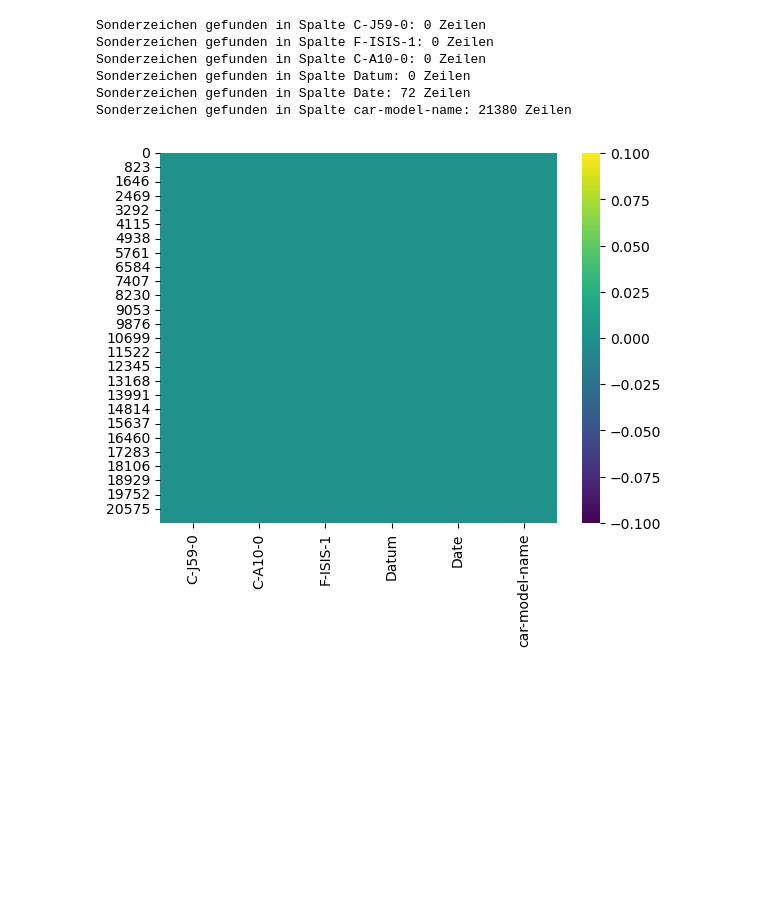
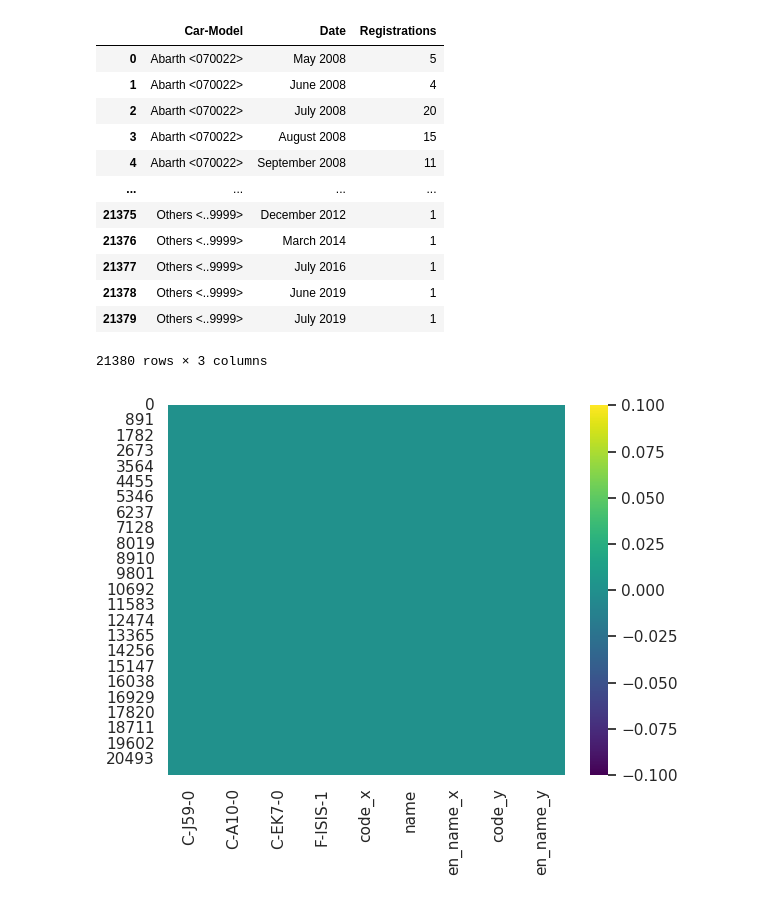
Before and after one commit to dannytheairish/fhtw-data-engineering, a Jupyter notebook: Pkw-Robert_Martinko.ipynb, the cells around one changed output. Cells and saved outputs as stored; diff of their text form; code cells hidden in the pictures; blank space fills up the shorter version.

```diff
--- a/Pkw-Robert_Martinko.ipynb
+++ b/Pkw-Robert_Martinko.ipynb
@@ -8,44 +0,0 @@ import re
-# %%
-df_nmb_of_registrations = pd.read_csv('Data/OGD_fkfzul0759_OD_PkwNZL_1.csv', sep=';')
-df_nmb_of_registrations.drop('C-EK7-0', axis=1, inplace=True)
-
-df_monthly_values = pd.read_csv('Data/OGD_fkfzul0759_OD_PkwNZL_1_C-A10-0.csv', sep=';')
-df_monthly_values.rename(columns={'name': 'Datum', 'en_name': 'Date'}, inplace=True)
-df_monthly_values = df_monthly_values[['code', 'Datum', 'Date']]
-
-df_car_name = pd.read_csv('Data/OGD_fkfzul0759_OD_PkwNZL_1_C-J59-0.csv', sep=';')
-df_car_name.rename(columns={'en_name': 'car-model-name'}, inplace=True)
-df_car_name = df_car_name[['code', 'car-model-name']]
-
-# Mergen der Datensätze
-merged_data = pd.merge(df_nmb_of_registrations, df_monthly_values, left_on='C-A10-0', right_on='code', how='left')
-merged_data = pd.merge(merged_data, df_car_name, left_on='C-J59-0', right_on='code', how='left')
-
-merged_data.drop(['code_x', 'code_y'], axis=1, inplace=True)
-
-# Entfernen von Sonderzeichen
-special_char_pattern = r'[^a-zA-Z0-9äöüÄÖÜß\s-]'
-columns_to_check = ['C-J59-0','F-ISIS-1', 'C-A10-0', 'Datum', 'Date', 'car-model-name']
-
-for column in columns_to_check:
-    merged_data[column] = merged_data[column].astype(str)
-    special_char_rows = merged_data[merged_data[column].str.contains(special_char_pattern, regex=True, na=False)]
-    count_special_chars = special_char_rows.shape[0]
-    merged_data[column] = merged_data[column].str.replace(special_char_pattern, '', regex=True)
-    print(f"Sonderzeichen gefunden in Spalte {column}: {count_special_chars} Zeilen")
-
-
-merged_data['car-model-name'] = merged_data['car-model-name'].str.replace(r'<.*?>|\d+', '', regex=True)
-merged_data['car-model-name'] = merged_data['car-model-name'].str.strip()
-
-sns.heatmap(merged_data.isnull(), cmap='viridis')
-
-merged_data.to_csv('export/Car_registrations_by_name_and_date.csv', index=False)
-# %% [output]
-Sonderzeichen gefunden in Spalte C-J59-0: 0 Zeilen
-Sonderzeichen gefunden in Spalte F-ISIS-1: 0 Zeilen
-Sonderzeichen gefunden in Spalte C-A10-0: 0 Zeilen
-Sonderzeichen gefunden in Spalte Datum: 0 Zeilen
-Sonderzeichen gefunden in Spalte Date: 72 Zeilen
-Sonderzeichen gefunden in Spalte car-model-name: 21380 Zeilen
-[figure, removed]
@@ -51,0 +41,36 @@ Sonderzeichen gefunden in Spalte car-model-name: 21380 Zeilen
+# %%
+df_nmb_of_registrations = pd.read_csv('Data/OGD_fkfzul0759_OD_PkwNZL_1.csv', sep=';')
+
+
+df_monthly_values = pd.read_csv('Data/OGD_fkfzul0759_OD_PkwNZL_1_C-A10-0.csv', sep=';')
+df_monthly_values = df_monthly_values[['code', 'name', 'en_name']]
+
+df_car_name = pd.read_csv('Data/OGD_fkfzul0759_OD_PkwNZL_1_C-J59-0.csv', sep=';')
+df_car_name = df_car_name[['code', 'en_name']]
+
+# Merge both datasets to one
+merged_data = pd.merge(df_nmb_of_registrations, df_monthly_values, left_on='C-A10-0', right_on='code', how='left')
+merged_data = pd.merge(merged_data, df_car_name, left_on='C-J59-0', right_on='code', how='left')
+
+sns.heatmap(merged_data.isnull(), cmap='viridis')
+
+merged_data.drop(['C-EK7-0', 'code_x', 'code_y', 'C-A10-0',  'C-J59-0', 'name' ], axis=1, inplace=True)
+merged_data.rename(columns={'F-ISIS-1': 'Registrations', 'en_name_x': 'Date', 'en_name_y': 'Car-Model'}, inplace=True)
+
+merged_data = merged_data[['Car-Model', 'Date', 'Registrations']]
+merged_data
+# %% [output]
+|  | Car-Model | Date | Registrations |
+| 0 | Abarth <070022> | May 2008 | 5 |
+| 1 | Abarth <070022> | June 2008 | 4 |
+| 2 | Abarth <070022> | July 2008 | 20 |
+| 3 | Abarth <070022> | August 2008 | 15 |
+| 4 | Abarth <070022> | September 2008 | 11 |
+| ... | ... | ... | ... |
+| 21375 | Others <..9999> | December 2012 | 1 |
+| 21376 | Others <..9999> | March 2014 | 1 |
+| 21377 | Others <..9999> | July 2016 | 1 |
+| 21378 | Others <..9999> | June 2019 | 1 |
+| 21379 | Others <..9999> | July 2019 | 1 |
+21380 rows × 3 columns
+[figure, added]
```
Also changed, not shown: parts of 12 cells of this notebook.
